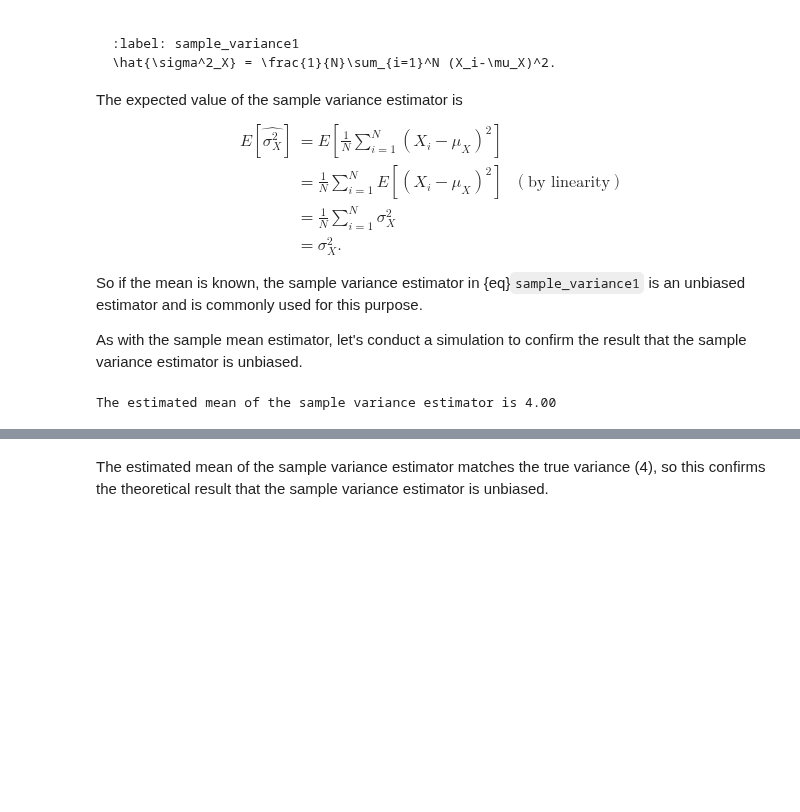
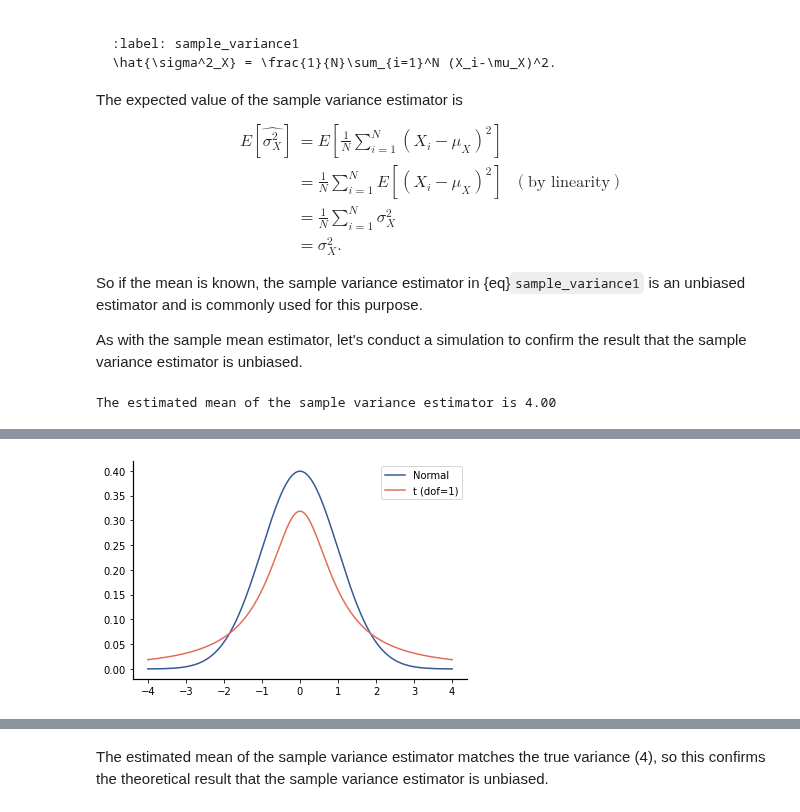
Before and after one commit to datalayer-courses/foundations-of-data-science-with-python, a Jupyter notebook: 09-moments/parameter-estimation.ipynb, the cells around one changed output, grey strips where cells are left out. Drawn from its saved outputs; the diff is of its cells as text; code cells hidden in the pictures; blank space fills up the shorter version.

```diff
--- a/09-moments/parameter-estimation.ipynb
+++ b/09-moments/parameter-estimation.ipynb
@@ -193,0 +211,17 @@ The estimated mean of the sample variance estimator is 4.00
+# %%
+import scipy.stats as stats
+import numpy as np
+import matplotlib.pyplot as plt
+
+norm=stats.norm()
+t1=stats.t(1)
+t2=stats.t(2)
+t5=stats.t(5)
+tinf=stats.t(100000)
+# %%
+x=np.linspace(-4,4,1000)
+plt.plot(x,norm.pdf(x),label='Normal')
+plt.plot(x,t1.pdf(x),label='t (dof=1)')
+plt.legend();
+# %% [output]
+[figure, added]
```
Also changed, not shown: parts of 18 cells of this notebook, 1 other file.
